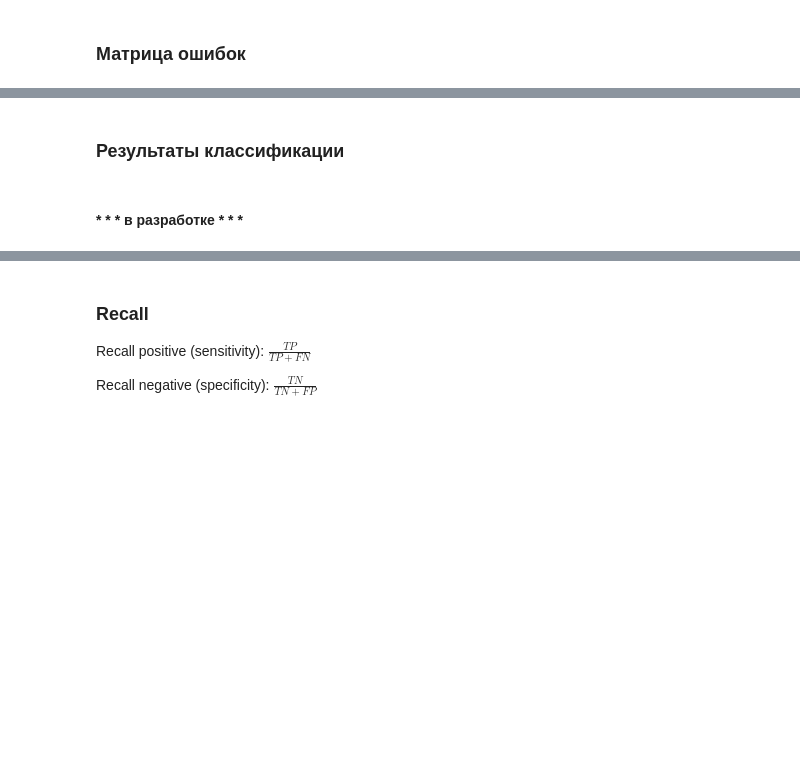
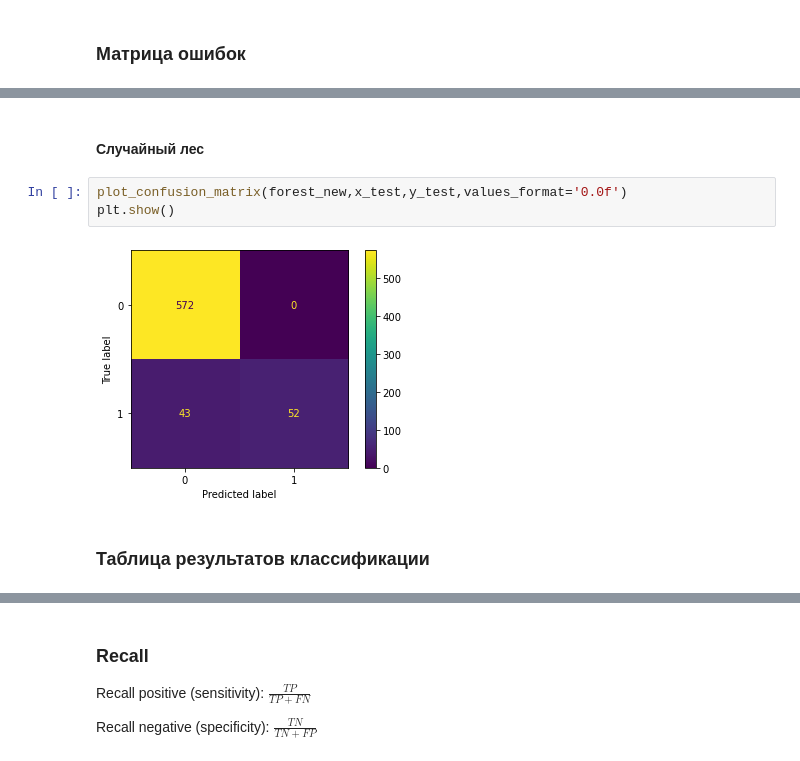
Before and after one commit to superpavelka/telecom_churn, a Jupyter notebook: Final_2.ipynb, the cells around one changed output, grey strips where cells are left out. Drawn from its saved outputs; the diff is of its cells as text; blank space fills up the shorter version.

```diff
--- a/Final_2.ipynb
+++ b/Final_2.ipynb
@@ -266,4 +258,9 @@ plt.show()
+# %% [markdown]
+#### Случайный лес
+# %%
+plot_confusion_matrix(forest_new,x_test,y_test,values_format='0.0f')
+plt.show()
+# %% [output]
+[figure, added]
 # %% [markdown]
-### Результаты классификации
+### Таблица результатов классификации
-# %% [markdown]
-#### * * * в разработке * * *
```
Also changed, not shown: parts of 37 cells of this notebook.
